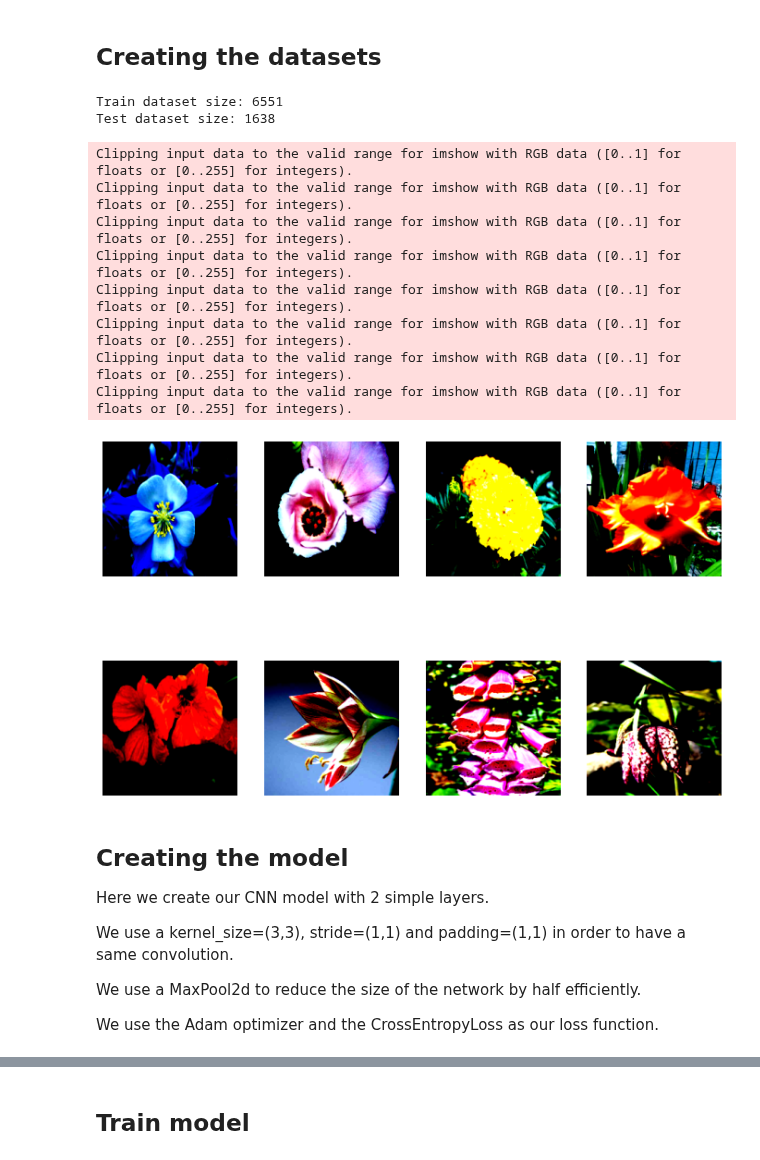
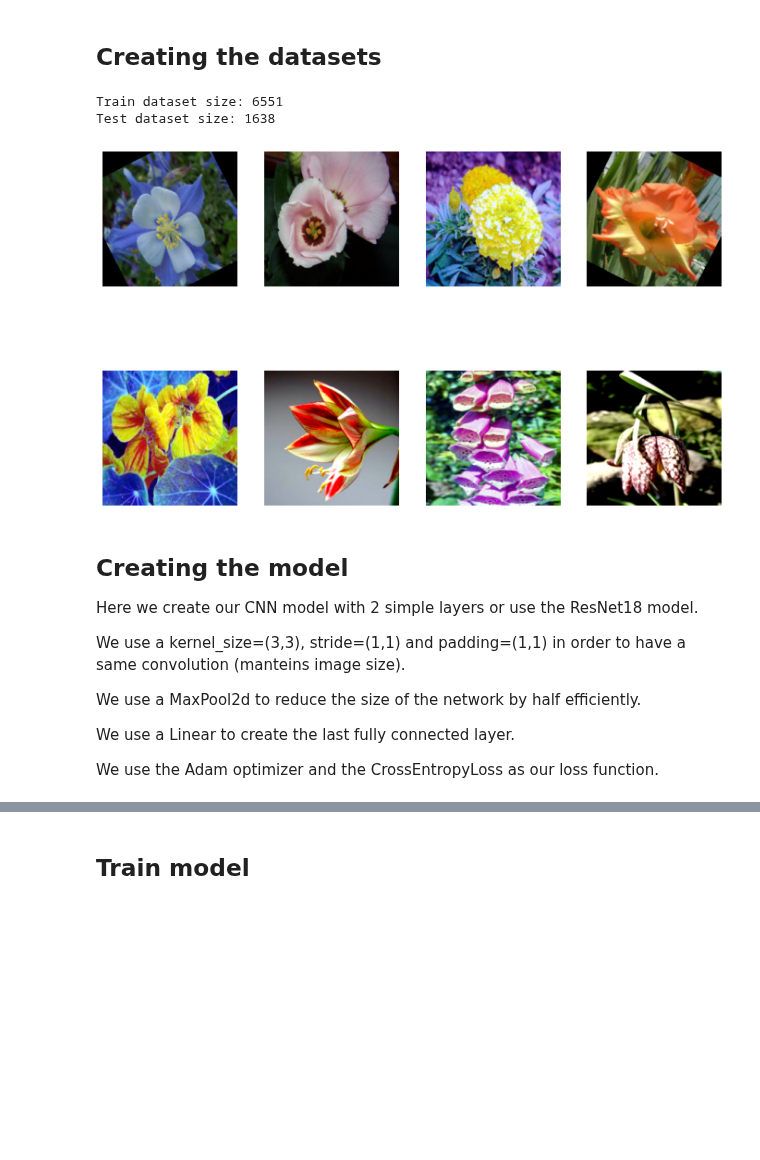
Before and after one commit to Baccega/flower-classifier, a Jupyter notebook: flower-classifier.ipynb, the cells around one changed output, grey strips where cells are left out. Drawn from its saved outputs; the diff is of its cells as text; code cells hidden in the pictures; blank space fills up the shorter version.

Commit message:
:sparkles: Add resnet18 models and saving models after training

```diff
--- a/flower-classifier.ipynb
+++ b/flower-classifier.ipynb
@@ -142,9 +148,10 @@ transform = transforms.Compose(
         # transforms.RandomRotation(45),
         # transforms.RandomHorizontalFlip(),
         transforms.Resize((CROPPED_IMAGES_SIZE, CROPPED_IMAGES_SIZE)),
-        # transforms.CenterCrop(CROPPED_IMAGES_SIZE),
-        transforms.ToTensor(),
-        transforms.Normalize([0.485, 0.456, 0.406], [0.229, 0.224, 0.225]),
+        # transforms.RandomCrop(CROPPED_IMAGES_SIZE),
+        # transforms.Normalize([0.485, 0.456, 0.406], [0.229, 0.224, 0.225]),
+        transforms.AutoAugment(),
+        transforms.ToTensor()
     ]
 )
 
@@ -154,50 +161,44 @@ dataset = FlowerDateset(metadata, transform=transform)
 train_set_size = int(len(dataset) * DATASET_SPLIT)
 test_set_size = len(dataset) - train_set_size
 
 train_dataset, test_dataset = data.random_split(
     dataset, [train_set_size, test_set_size]
 )
 
 train_dataloader = data.DataLoader(train_dataset, batch_size=BATCH_SIZE, shuffle=True)
 test_dataloader = data.DataLoader(
     test_dataset, batch_size=BATCH_SIZE, shuffle=True
 )
 
 print("Train dataset size: {}".format(len(train_dataset)))
 print("Test dataset size: {}".format(len(test_dataset)))
 
 n_rows = 2
 n_cols = 4
 
 for x, y in train_dataloader:
     x = x.to(device)
     fig, ax = plt.subplots(nrows=n_rows, ncols=n_cols, figsize=(12, 8))
     for i in range(n_rows):
         for j in range(n_cols):
             ax[i, j].imshow(x[(i * n_cols) + j].cpu().permute(1,2,0))
             ax[i, j].axis("off")
             #ax[i, j].set_title(labelReference[label])
     break
 # %% [output]
 Train dataset size: 6551
 Test dataset size: 1638
-Clipping input data to the valid range for imshow with RGB data ([0..1] for floats or [0..255] for integers).
-Clipping input data to the valid range for imshow with RGB data ([0..1] for floats or [0..255] for integers).
-Clipping input data to the valid range for imshow with RGB data ([0..1] for floats or [0..255] for integers).
-Clipping input data to the valid range for imshow with RGB data ([0..1] for floats or [0..255] for integers).
-Clipping input data to the valid range for imshow with RGB data ([0..1] for floats or [0..255] for integers).
-Clipping input data to the valid range for imshow with RGB data ([0..1] for floats or [0..255] for integers).
-Clipping input data to the valid range for imshow with RGB data ([0..1] for floats or [0..255] for integers).
-Clipping input data to the valid range for imshow with RGB data ([0..1] for floats or [0..255] for integers).
-[figure, old version]
+[figure, new version]
 # %% [markdown]
 ## Creating the model
 
-Here we create our CNN model with 2 simple layers.
+Here we create our CNN model with 2 simple layers or use the ResNet18 model.
 
-We use a kernel_size=(3,3), stride=(1,1) and padding=(1,1) in order to have a same convolution.
+We use a kernel_size=(3,3), stride=(1,1) and padding=(1,1) in order to have a same convolution (manteins image size).
 
 We use a MaxPool2d to reduce the size of the network by half efficiently.
 
+We use a Linear to create the last fully connected layer.
+
 We use the Adam optimizer and the CrossEntropyLoss as our loss function.
 # %%
```
Also changed, not shown: parts of 6 cells of this notebook, 1 other file.
